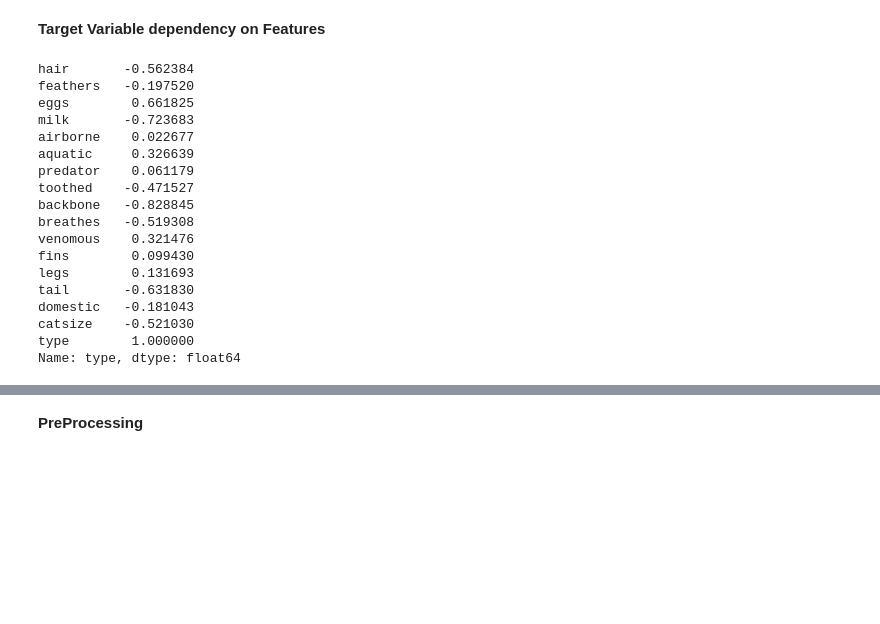
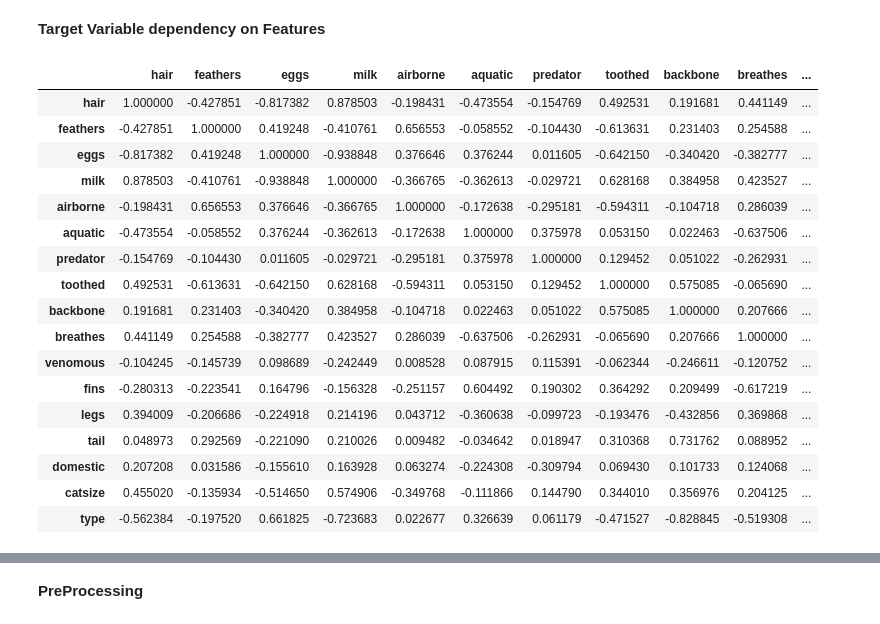
Before and after one commit to manasik29/KNearestNeighbors, a Jupyter notebook: KNearestNeighbor_Zoo.ipynb, the cells around one changed output, grey strips where cells are left out. Saved outputs shown, nothing was run; the diff lists cells and outputs as text; code cells hidden in the pictures; blank space fills up the shorter version.

```diff
--- a/KNearestNeighbor_Zoo.ipynb
+++ b/KNearestNeighbor_Zoo.ipynb
@@ -237,23 +237,23 @@ plt.tight_layout(pad=2.0)
 # %% [markdown]
 **Target Variable dependency on Features**
 # %%
-data.corr().iloc[:,-1]
+data.corr()
 # %% [output]
-hair       -0.562384
-feathers   -0.197520
-eggs        0.661825
-milk       -0.723683
-airborne    0.022677
-aquatic     0.326639
-predator    0.061179
-toothed    -0.471527
-backbone   -0.828845
-breathes   -0.519308
-venomous    0.321476
-fins        0.099430
-legs        0.131693
-tail       -0.631830
-domestic   -0.181043
-catsize    -0.521030
-type        1.000000
-Name: type, dtype: float64
+|  | hair | feathers | eggs | milk | airborne | aquatic | predator | toothed | backbone | breathes | ... |
+| hair | 1.000000 | -0.427851 | -0.817382 | 0.878503 | -0.198431 | -0.473554 | -0.154769 | 0.492531 | 0.191681 | 0.441149 | ... |
+| feathers | -0.427851 | 1.000000 | 0.419248 | -0.410761 | 0.656553 | -0.058552 | -0.104430 | -0.613631 | 0.231403 | 0.254588 | ... |
+| eggs | -0.817382 | 0.419248 | 1.000000 | -0.938848 | 0.376646 | 0.376244 | 0.011605 | -0.642150 | -0.340420 | -0.382777 | ... |
+| milk | 0.878503 | -0.410761 | -0.938848 | 1.000000 | -0.366765 | -0.362613 | -0.029721 | 0.628168 | 0.384958 | 0.423527 | ... |
+| airborne | -0.198431 | 0.656553 | 0.376646 | -0.366765 | 1.000000 | -0.172638 | -0.295181 | -0.594311 | -0.104718 | 0.286039 | ... |
+| aquatic | -0.473554 | -0.058552 | 0.376244 | -0.362613 | -0.172638 | 1.000000 | 0.375978 | 0.053150 | 0.022463 | -0.637506 | ... |
+| predator | -0.154769 | -0.104430 | 0.011605 | -0.029721 | -0.295181 | 0.375978 | 1.000000 | 0.129452 | 0.051022 | -0.262931 | ... |
+| toothed | 0.492531 | -0.613631 | -0.642150 | 0.628168 | -0.594311 | 0.053150 | 0.129452 | 1.000000 | 0.575085 | -0.065690 | ... |
+| backbone | 0.191681 | 0.231403 | -0.340420 | 0.384958 | -0.104718 | 0.022463 | 0.051022 | 0.575085 | 1.000000 | 0.207666 | ... |
+| breathes | 0.441149 | 0.254588 | -0.382777 | 0.423527 | 0.286039 | -0.637506 | -0.262931 | -0.065690 | 0.207666 | 1.000000 | ... |
+| venomous | -0.104245 | -0.145739 | 0.098689 | -0.242449 | 0.008528 | 0.087915 | 0.115391 | -0.062344 | -0.246611 | -0.120752 | ... |
+| fins | -0.280313 | -0.223541 | 0.164796 | -0.156328 | -0.251157 | 0.604492 | 0.190302 | 0.364292 | 0.209499 | -0.617219 | ... |
+| legs | 0.394009 | -0.206686 | -0.224918 | 0.214196 | 0.043712 | -0.360638 | -0.099723 | -0.193476 | -0.432856 | 0.369868 | ... |
+| tail | 0.048973 | 0.292569 | -0.221090 | 0.210026 | 0.009482 | -0.034642 | 0.018947 | 0.310368 | 0.731762 | 0.088952 | ... |
+| domestic | 0.207208 | 0.031586 | -0.155610 | 0.163928 | 0.063274 | -0.224308 | -0.309794 | 0.069430 | 0.101733 | 0.124068 | ... |
+| catsize | 0.455020 | -0.135934 | -0.514650 | 0.574906 | -0.349768 | -0.111866 | 0.144790 | 0.344010 | 0.356976 | 0.204125 | ... |
+| type | -0.562384 | -0.197520 | 0.661825 | -0.723683 | 0.022677 | 0.326639 | 0.061179 | -0.471527 | -0.828845 | -0.519308 | ... |
```
Also changed, not shown: parts of 7 cells of this notebook.
